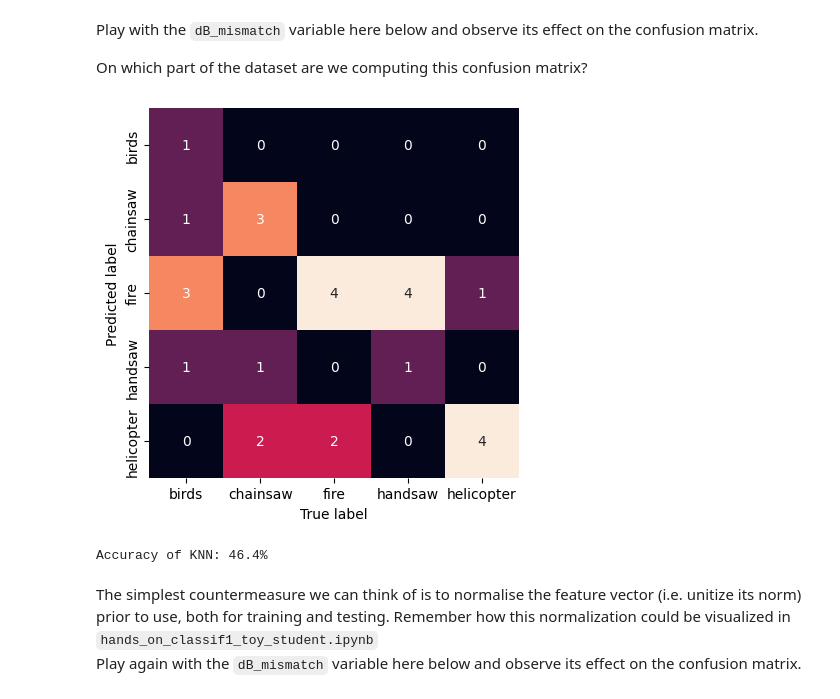
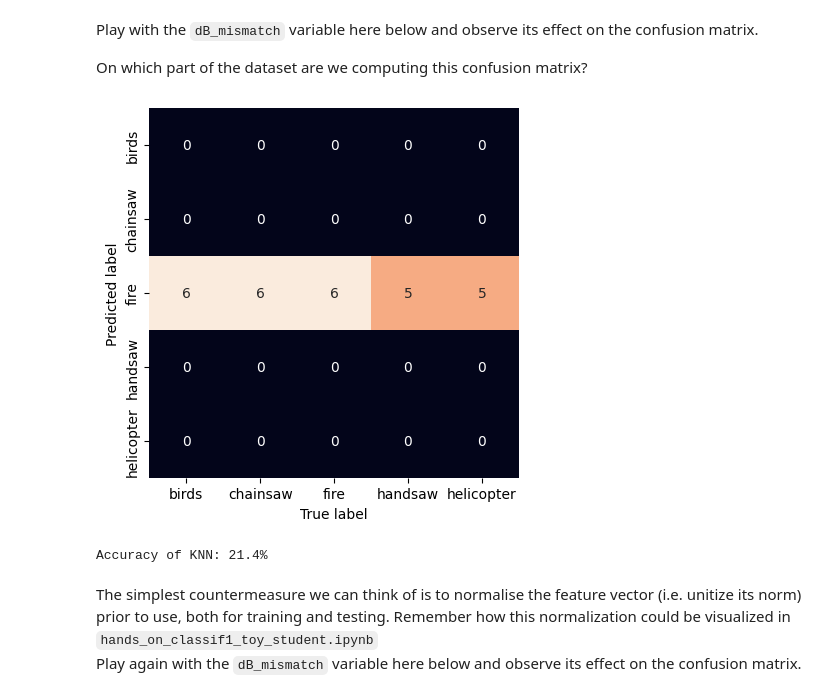
Before and after one commit to colinrenard/LELEC210X, a Jupyter notebook: classification/hands_on_classif2_audio.ipynb, the cells around one changed output. Cells and saved outputs as stored; diff of their text form; code cells hidden in the pictures.

```diff
--- a/classification/hands_on_classif2_audio.ipynb
+++ b/classification/hands_on_classif2_audio.ipynb
@@ -281,18 +279,18 @@ Play with the ``dB_mismatch`` variable here below and observe its effect on the
 On which part of the dataset are we computing this confusion matrix?
 # %%
 ### TO RUN
-dB_mismatch = 0 # Play with this value
+dB_mismatch = 100 # Play with this value
 X_val_scaled = X_train[idx_val]*10**(-dB_mismatch/20)
 
 model_knn = KNeighborsClassifier(n_neighbors=10)
 model_knn.fit(X_train[idx_learn], y_train[idx_learn])
 prediction_knn = model_knn.predict(X_val_scaled)
 show_confusion_matrix (prediction_knn, y_train[idx_val], classnames)
 accuracy_knn = accuracy (prediction_knn, y_train[idx_val])
 print('Accuracy of KNN: {:.1f}%'.format(100*accuracy_knn))
 # %% [output]
-[figure, old version]
+[figure, new version]
-Accuracy of KNN: 46.4%
+Accuracy of KNN: 21.4%
 # %% [markdown]
 The simplest countermeasure we can think of is to normalise the feature vector (i.e. unitize its norm) prior to use, both for training and testing. Remember how this normalization could be visualized in ``hands_on_classif1_toy_student.ipynb`` <br>
 Play again with the ``dB_mismatch`` variable here below and observe its effect on the confusion matrix.
```
Also changed, not shown: parts of 13 cells of this notebook, 1 other file.
